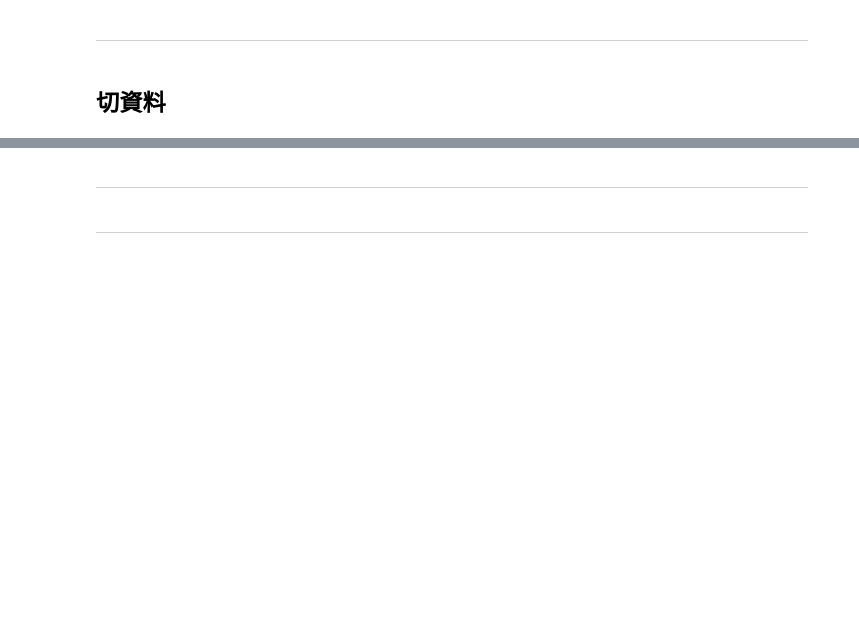
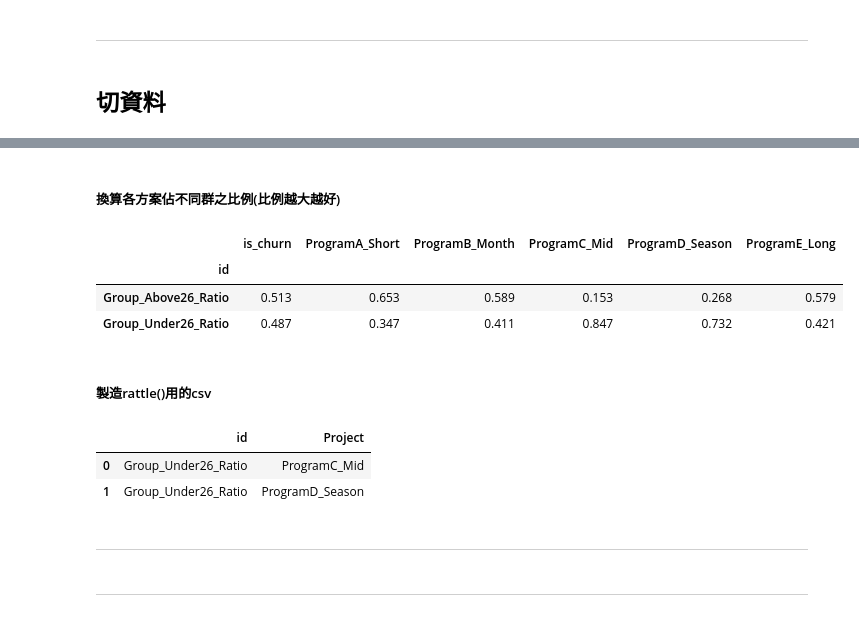
Before and after one commit to imiKao/KKBoxProject_for_TcfstCourse, a Jupyter notebook: KKboxAnalysis_關聯式分析.ipynb, the cells around one changed output, grey strips where cells are left out. Drawn from its saved outputs; the diff is of its cells as text; code cells hidden in the pictures; blank space fills up the shorter version.

```diff
--- a/KKboxAnalysis_關聯式分析.ipynb
+++ b/KKboxAnalysis_關聯式分析.ipynb
@@ -156,0 +192,17 @@ Under26.head()
+# %% [markdown]
+##### 換算各方案佔不同群之比例(比例越大越好)
+# %%
+# 對於不同群做比例換算並新增欄位(依照不同群可新增，此處為兩群故分兩欄位)
+# CutbyAge26.loc['新欄位名稱'] = CutbyAge26.loc['要算比例的欄位名稱'] / (加總)
+CutbyAge26.loc['Group_Above26_Ratio'] = CutbyAge26.loc['Group_Above26'] / (CutbyAge26.loc['Group_Above26'] + CutbyAge26.loc['Group_Under26'])
+CutbyAge26.loc['Group_Under26_Ratio'] = CutbyAge26.loc['Group_Under26'] / (CutbyAge26.loc['Group_Above26'] + CutbyAge26.loc['Group_Under26'])
+# 僅顯示含比例欄位
+CutbyAge26 = CutbyAge26.loc[['Group_Above26_Ratio', 'Group_Under26_Ratio']]
+CutbyAge26.head()
+# %% [output]
+|  | is_churn | ProgramA_Short | ProgramB_Month | ProgramC_Mid | ProgramD_Season | ProgramE_Long |
+| id |  |  |  |  |  |  |
+| Group_Above26_Ratio | 0.513 | 0.653 | 0.589 | 0.153 | 0.268 | 0.579 |
+| Group_Under26_Ratio | 0.487 | 0.347 | 0.411 | 0.847 | 0.732 | 0.421 |
+# %% [markdown]
+##### 製造rattle()用的csv
@@ -156,0 +216,6 @@ Under26.head()
+# %%
+df_rattle
+# %% [output]
+|  | id | Project |
+| 0 | Group_Under26_Ratio | ProgramC_Mid |
+| 1 | Group_Under26_Ratio | ProgramD_Season |
```
Also changed, not shown: parts of 25 cells of this notebook.
